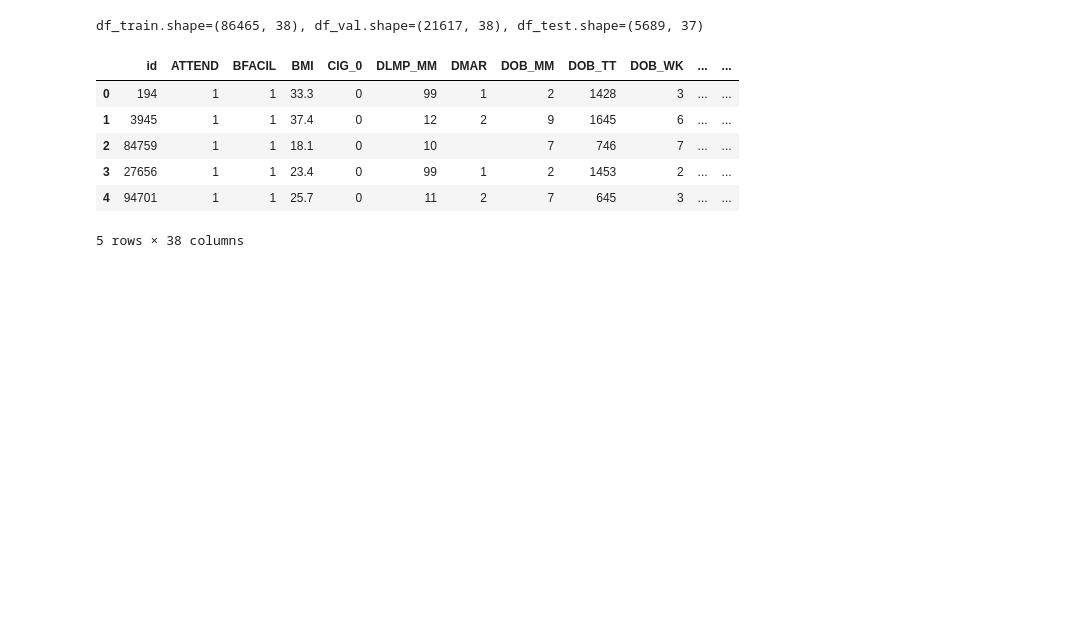
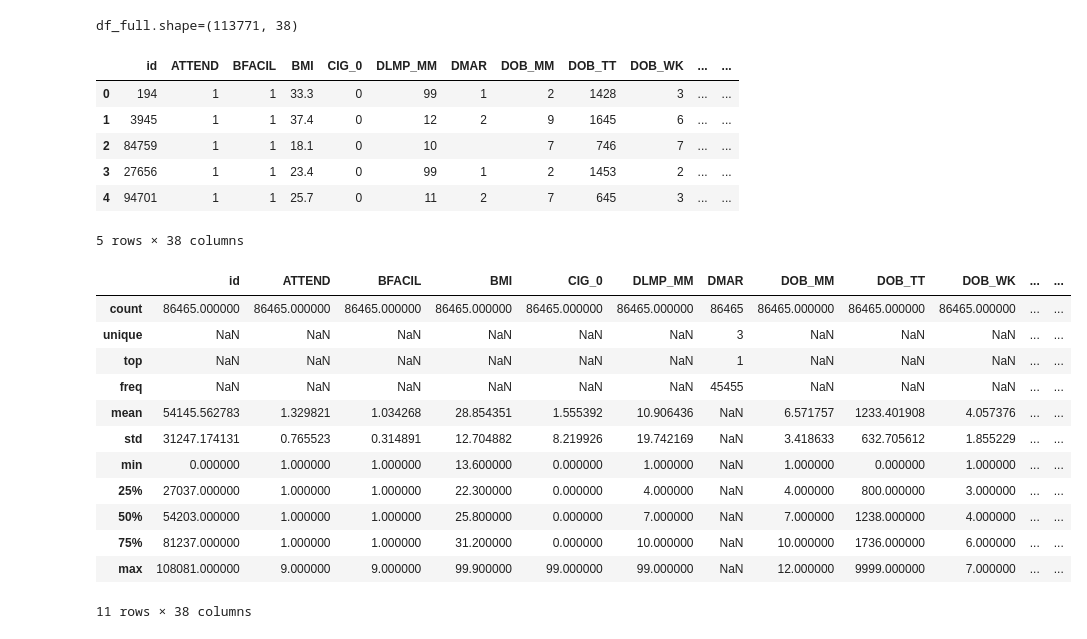
Before and after one commit to lrendsburg/kaggle-birth-weight, a Jupyter notebook: notebooks/eda.ipynb, the cells around one changed output. Cells and saved outputs as stored; diff of their text form; code cells hidden in the pictures; blank space fills up the shorter version.

```diff
--- a/notebooks/eda.ipynb
+++ b/notebooks/eda.ipynb
@@ -4,13 +13,13 @@ from ydata_profiling import ProfileReport
 # %%
-df_train = pd.read_csv('../data/train.csv')
-df_val = pd.read_csv('../data/val.csv')
-df_test = pd.read_csv('../data/test.csv')
+df_train = pd.read_csv('../datasets/train.csv')
+df_val = pd.read_csv('../datasets/val.csv')
+df_test = pd.read_csv('../datasets/test.csv')
 
-
-print(f"{df_train.shape=}, {df_val.shape=}, {df_test.shape=}")
-df_train.head()
+df_full = pd.concat([df_train, df_val, df_test])
+print(f"{df_full.shape=}")
+df_full.head()
 # %% [output]
-df_train.shape=(86465, 38), df_val.shape=(21617, 38), df_test.shape=(5689, 37)
+df_full.shape=(113771, 38)
 |  | id | ATTEND | BFACIL | BMI | CIG_0 | DLMP_MM | DMAR | DOB_MM | DOB_TT | DOB_WK | ... | ... |
 | 0 | 194 | 1 | 1 | 33.3 | 0 | 99 | 1 | 2 | 1428 | 3 | ... | ... |
 | 1 | 3945 | 1 | 1 | 37.4 | 0 | 12 | 2 | 9 | 1645 | 6 | ... | ... |
@@ -18,3 +27,19 @@ df_train.shape=(86465, 38), df_val.shape=(21617, 38), df_test.shape=(5689, 37)
 | 3 | 27656 | 1 | 1 | 23.4 | 0 | 99 | 1 | 2 | 1453 | 2 | ... | ... |
 | 4 | 94701 | 1 | 1 | 25.7 | 0 | 11 | 2 | 7 | 645 | 3 | ... | ... |
 5 rows × 38 columns
+# %%
+df_train.describe(include="all")
+# %% [output]
+|  | id | ATTEND | BFACIL | BMI | CIG_0 | DLMP_MM | DMAR | DOB_MM | DOB_TT | DOB_WK | ... | ... |
+| count | 86465.000000 | 86465.000000 | 86465.000000 | 86465.000000 | 86465.000000 | 86465.000000 | 86465 | 86465.000000 | 86465.000000 | 86465.000000 | ... | ... |
+| unique | NaN | NaN | NaN | NaN | NaN | NaN | 3 | NaN | NaN | NaN | ... | ... |
+| top | NaN | NaN | NaN | NaN | NaN | NaN | 1 | NaN | NaN | NaN | ... | ... |
+| freq | NaN | NaN | NaN | NaN | NaN | NaN | 45455 | NaN | NaN | NaN | ... | ... |
+| mean | 54145.562783 | 1.329821 | 1.034268 | 28.854351 | 1.555392 | 10.906436 | NaN | 6.571757 | 1233.401908 | 4.057376 | ... | ... |
+| std | 31247.174131 | 0.765523 | 0.314891 | 12.704882 | 8.219926 | 19.742169 | NaN | 3.418633 | 632.705612 | 1.855229 | ... | ... |
+| min | 0.000000 | 1.000000 | 1.000000 | 13.600000 | 0.000000 | 1.000000 | NaN | 1.000000 | 0.000000 | 1.000000 | ... | ... |
+| 25% | 27037.000000 | 1.000000 | 1.000000 | 22.300000 | 0.000000 | 4.000000 | NaN | 4.000000 | 800.000000 | 3.000000 | ... | ... |
+| 50% | 54203.000000 | 1.000000 | 1.000000 | 25.800000 | 0.000000 | 7.000000 | NaN | 7.000000 | 1238.000000 | 4.000000 | ... | ... |
+| 75% | 81237.000000 | 1.000000 | 1.000000 | 31.200000 | 0.000000 | 10.000000 | NaN | 10.000000 | 1736.000000 | 6.000000 | ... | ... |
+| max | 108081.000000 | 9.000000 | 9.000000 | 99.900000 | 99.000000 | 99.000000 | NaN | 12.000000 | 9999.000000 | 7.000000 | ... | ... |
+11 rows × 38 columns
```
Also changed, not shown: parts of 19 cells of this notebook, 2 other files.
